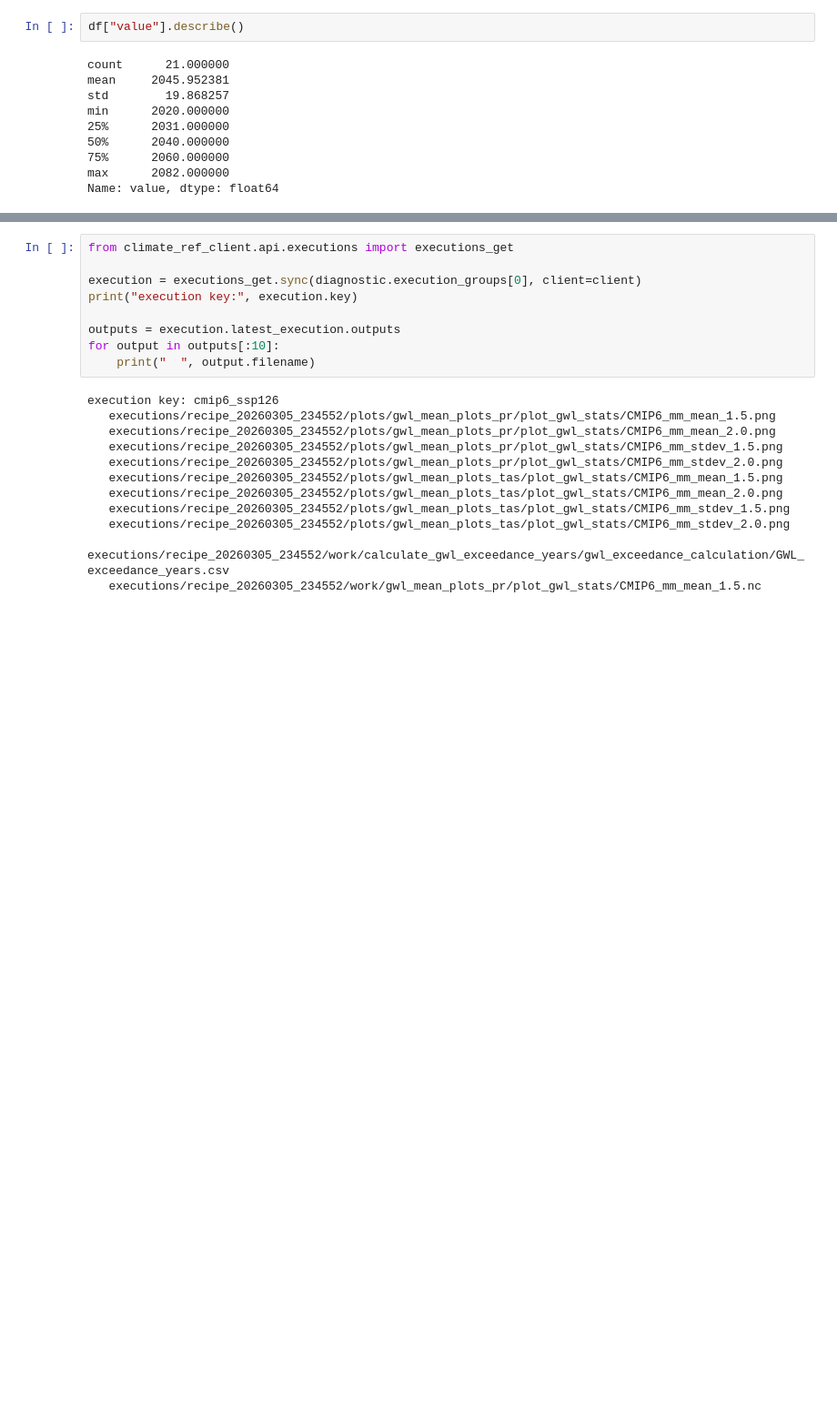
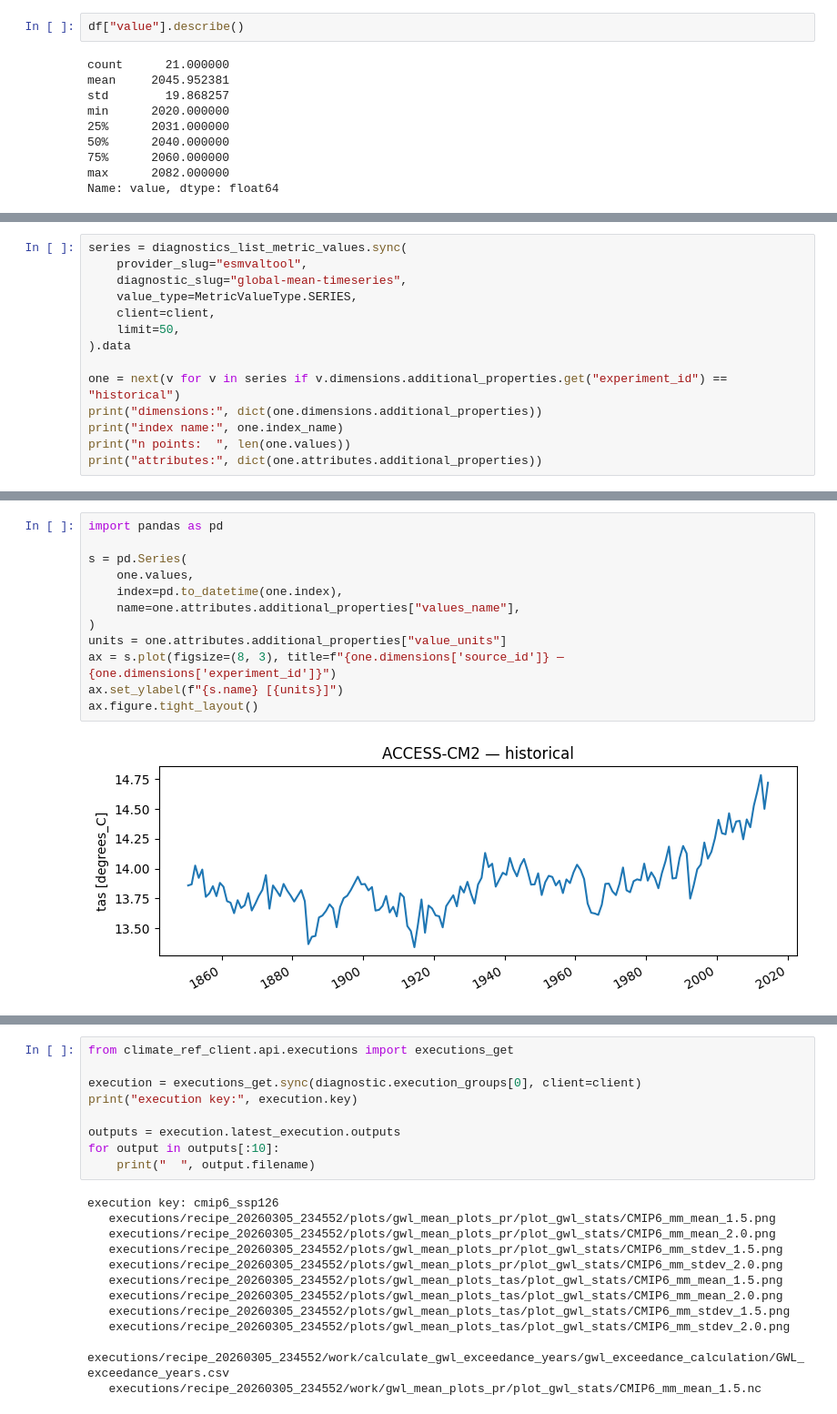
Before and after one commit to Climate-REF/climate-ref-tutorials, a Jupyter notebook: notebooks/02-querying-the-api.ipynb, the cells around one changed output, grey strips where cells are left out. Shown at 91% size. Saved outputs shown, nothing was run; the diff lists cells and outputs as text; blank space fills up the shorter version.

Commit message:
chore: add series and netCDF

```diff
--- a/notebooks/02-querying-the-api.ipynb
+++ b/notebooks/02-querying-the-api.ipynb
@@ -118,0 +132,14 @@ Name: value, dtype: float64
+# %%
+series = diagnostics_list_metric_values.sync(
+    provider_slug="esmvaltool",
+    diagnostic_slug="global-mean-timeseries",
+    value_type=MetricValueType.SERIES,
+    client=client,
+    limit=50,
+).data
+
+one = next(v for v in series if v.dimensions.additional_properties.get("experiment_id") == "historical")
+print("dimensions:", dict(one.dimensions.additional_properties))
+print("index name:", one.index_name)
+print("n points:  ", len(one.values))
+print("attributes:", dict(one.attributes.additional_properties))
@@ -119 +159,15 @@ Name: value, dtype: float64
+# %%
+import pandas as pd
+
+s = pd.Series(
+    one.values,
+    index=pd.to_datetime(one.index),
+    name=one.attributes.additional_properties["values_name"],
+)
+units = one.attributes.additional_properties["value_units"]
+ax = s.plot(figsize=(8, 3), title=f"{one.dimensions['source_id']} — {one.dimensions['experiment_id']}")
+ax.set_ylabel(f"{s.name} [{units}]")
+ax.figure.tight_layout()
+# %% [output]
+[figure, added]
 # %% [markdown]
```
Also changed, not shown: parts of 12 cells of this notebook.
